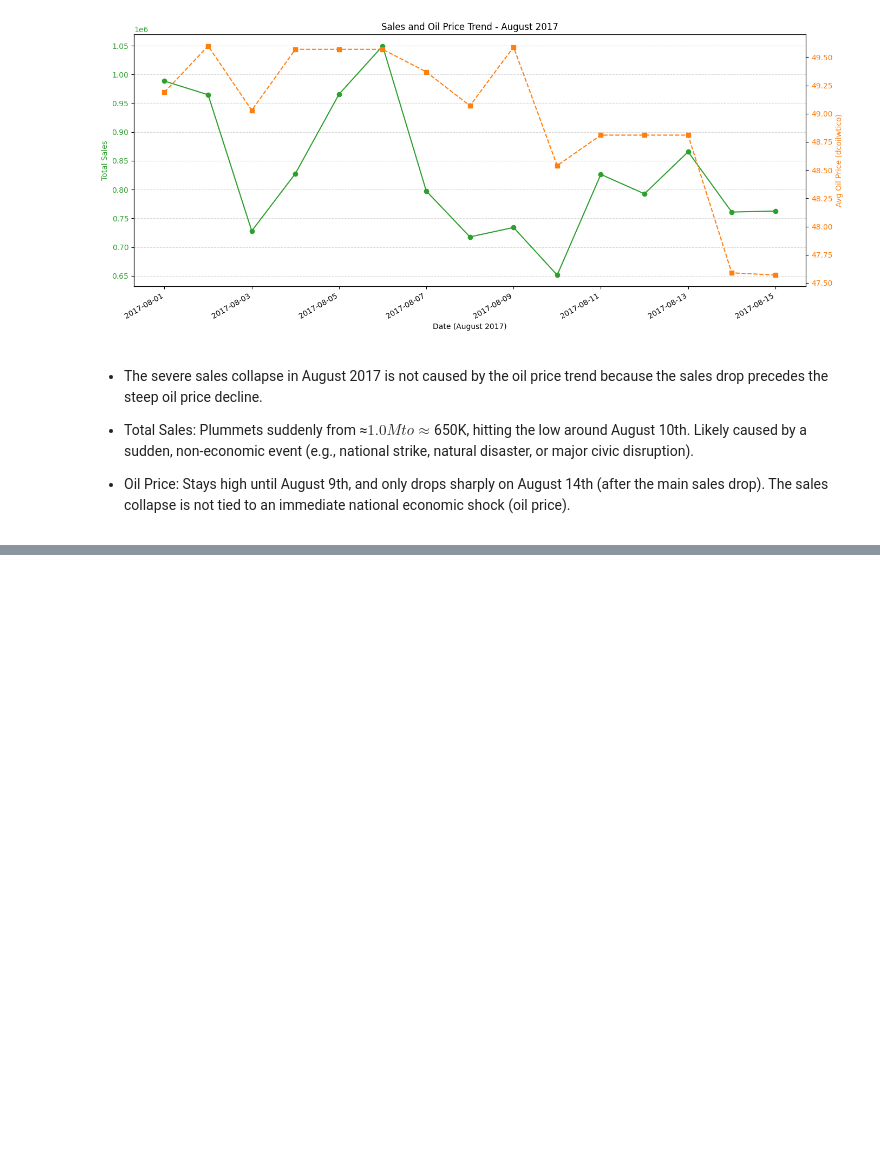
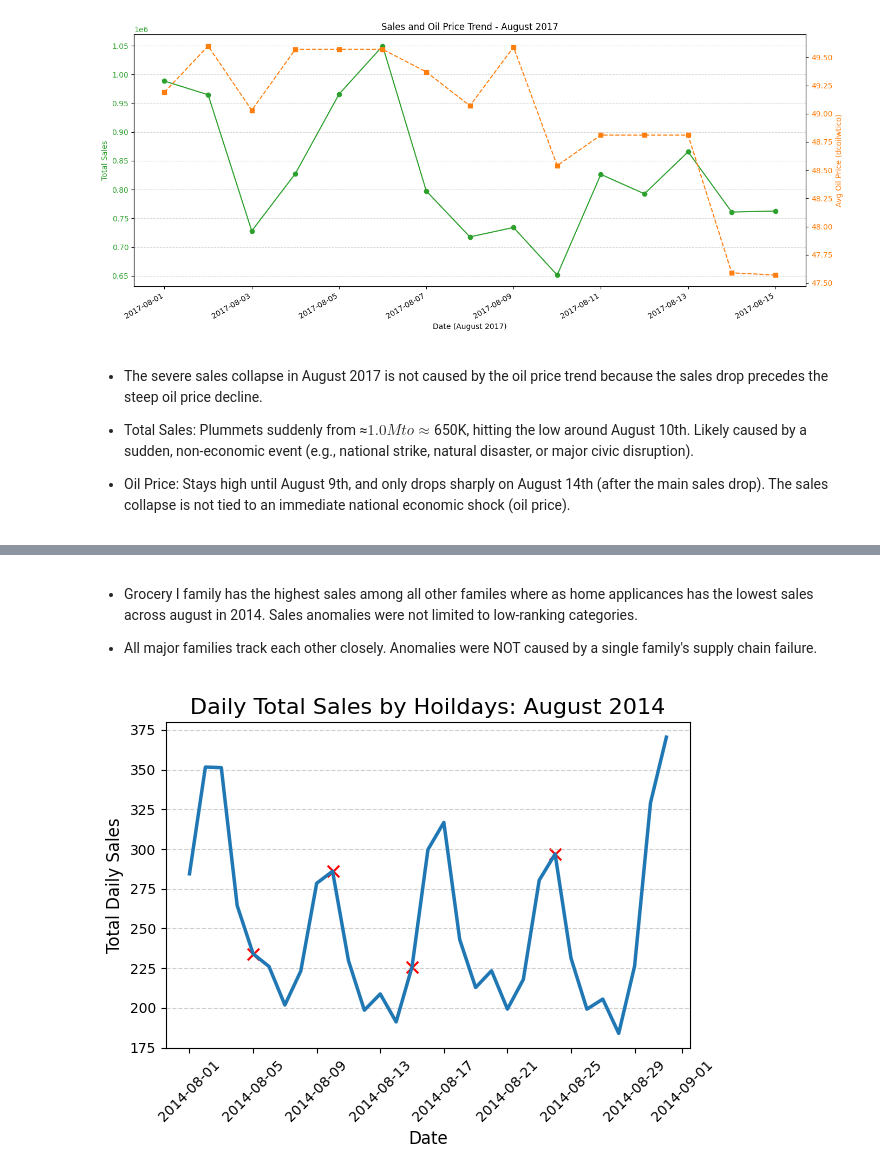
Before and after one commit to nancyboukamel-ds/Store-Sales-Forecast, a Jupyter notebook: data_analysis.ipynb, the cells around one changed output, grey strips where cells are left out. Saved outputs shown, nothing was run; the diff lists cells and outputs as text; code cells hidden in the pictures; blank space fills up the shorter version.

```diff
--- a/data_analysis.ipynb
+++ b/data_analysis.ipynb
@@ -324,0 +378,35 @@ plt.show()
+# %% [markdown]
+- Grocery I family has the highest sales among all other familes where as home applicances has the lowest sales across august in 2014. Sales anomalies were not limited to low-ranking categories.
+
+- All major families track each other closely. Anomalies were NOT caused by a single family's supply chain failure.
+# %%
+daily_holiday_sales = low_period_df.groupby(['date', 'is_holiday'])['sales'].mean().reset_index()
+
+sns.lineplot(
+    data=daily_holiday_sales,
+    x='date',            # X-axis: Date
+    y='sales',           # Y-axis: Total Sales
+    linewidth=2.5
+)
+
+holiday_df = daily_holiday_sales[daily_holiday_sales['is_holiday'] == 1]
+
+# Overlay the holiday markers (red 'x')
+plt.scatter(
+    holiday_df['date'],
+    holiday_df['sales'],
+    color='red',
+    marker='x',
+    s=70, # size of the marker
+    label='Holiday/Event Day'
+)
+
+plt.title('Daily Total Sales by Hoildays: August 2014', fontsize=16)
+plt.xlabel('Date', fontsize=12)
+plt.ylabel('Total Daily Sales', fontsize=12)
+plt.grid(True, axis='y', linestyle='--', alpha=0.6)
+plt.xticks(rotation=45)
+plt.tight_layout()
+plt.show()
+# %% [output]
+[figure, added]
```
Also changed, not shown: parts of 4 cells of this notebook.
